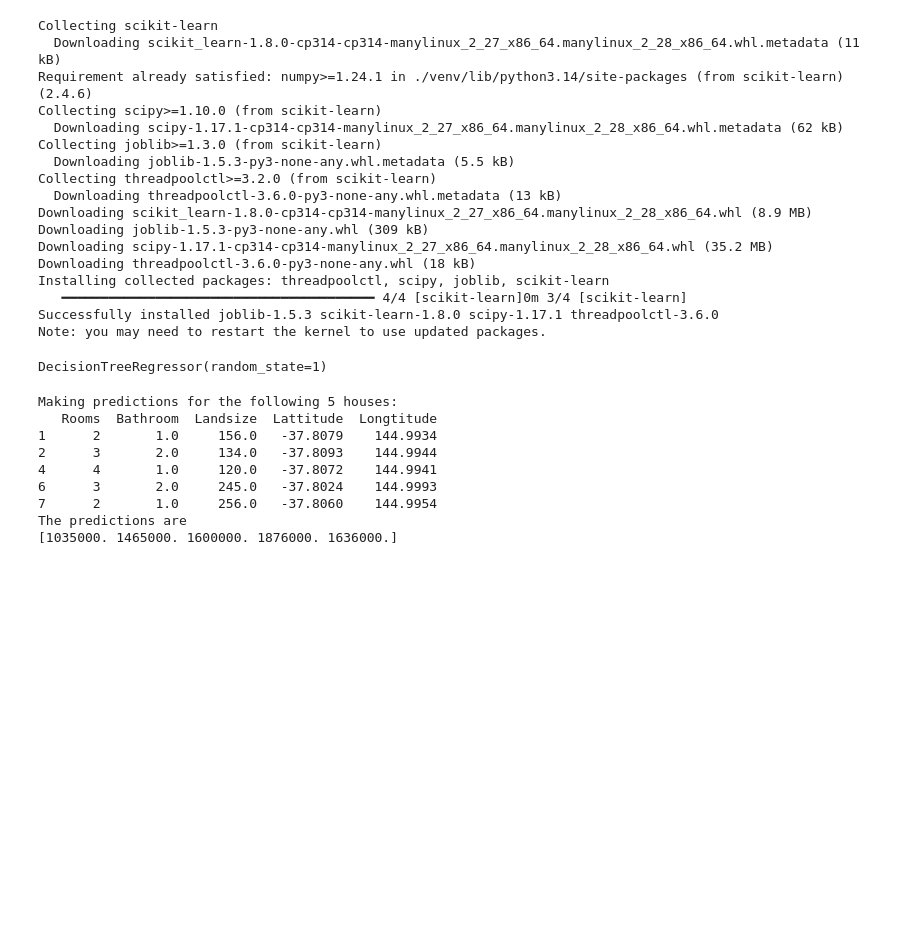
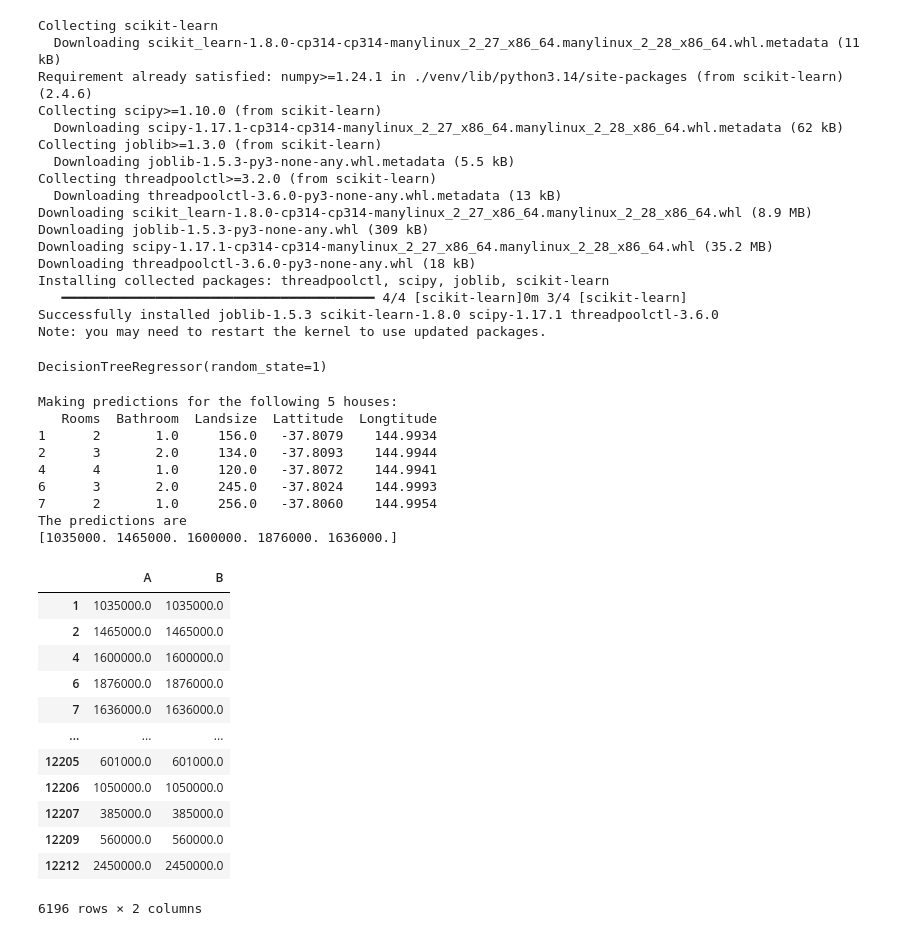
Before and after one commit to zastecee/ai-ml, a Jupyter notebook: Untitled.ipynb, the cells around one changed output. Drawn from its saved outputs; the diff is of its cells as text; code cells hidden in the pictures; blank space fills up the shorter version.

Commit message:
First Machine Learning Model

```diff
--- a/Untitled.ipynb
+++ b/Untitled.ipynb
@@ -124,3 +124,26 @@ Making predictions for the following 5 houses:
 7      2       1.0     256.0   -37.8060    144.9954
 The predictions are
 [1035000. 1465000. 1600000. 1876000. 1636000.]
+# %%
+predictions = melbourne_model.predict(X)
+# %%
+comparison_df = pd.DataFrame({
+    "A": predictions,
+    "B": y
+})
+
+comparison_df
+# %% [output]
+|  | A | B |
+| 1 | 1035000.0 | 1035000.0 |
+| 2 | 1465000.0 | 1465000.0 |
+| 4 | 1600000.0 | 1600000.0 |
+| 6 | 1876000.0 | 1876000.0 |
+| 7 | 1636000.0 | 1636000.0 |
+| ... | ... | ... |
+| 12205 | 601000.0 | 601000.0 |
+| 12206 | 1050000.0 | 1050000.0 |
+| 12207 | 385000.0 | 385000.0 |
+| 12209 | 560000.0 | 560000.0 |
+| 12212 | 2450000.0 | 2450000.0 |
+6196 rows × 2 columns
```
Also changed, not shown: 1 other file.
